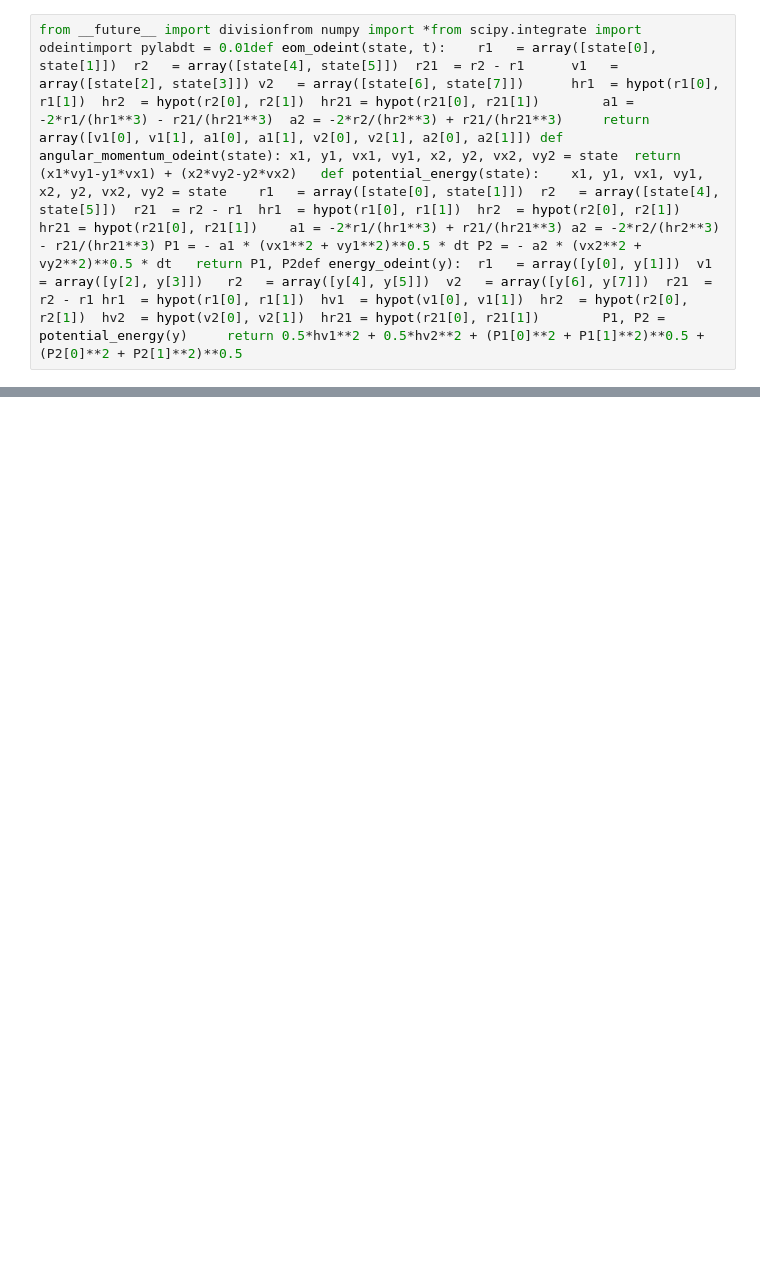
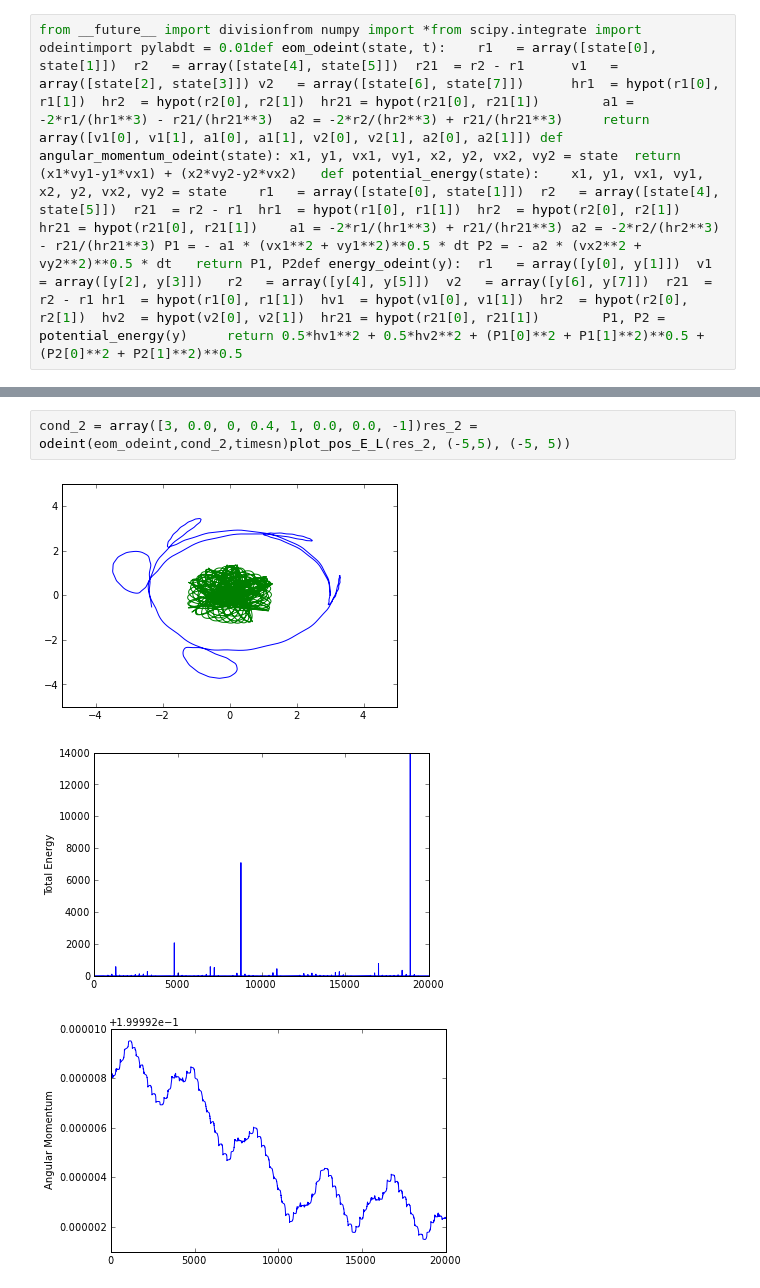
Before and after one commit to octokat/CSCI_477, a Jupyter notebook: HeliumAtom.ipynb, the cells around one changed output, grey strips where cells are left out. Cells and saved outputs as stored; diff of their text form; blank space fills up the shorter version.

```diff
--- a/HeliumAtom.ipynb
+++ b/HeliumAtom.ipynb
@@ -10,0 +19,6 @@ cond_1 = array([1.4, 0.0, 0, 0.86, -1, 0.0, 0.0, -1])timesn = linspace(0.0, 100.
+# %%
+cond_2 = array([3, 0.0, 0, 0.4, 1, 0.0, 0.0, -1])res_2 = odeint(eom_odeint,cond_2,timesn)plot_pos_E_L(res_2, (-5,5), (-5, 5))
+# %% [output]
+[figure, added]
+[figure, added]
+[figure, added]
```
Also changed, not shown: parts of 6 cells of this notebook.
